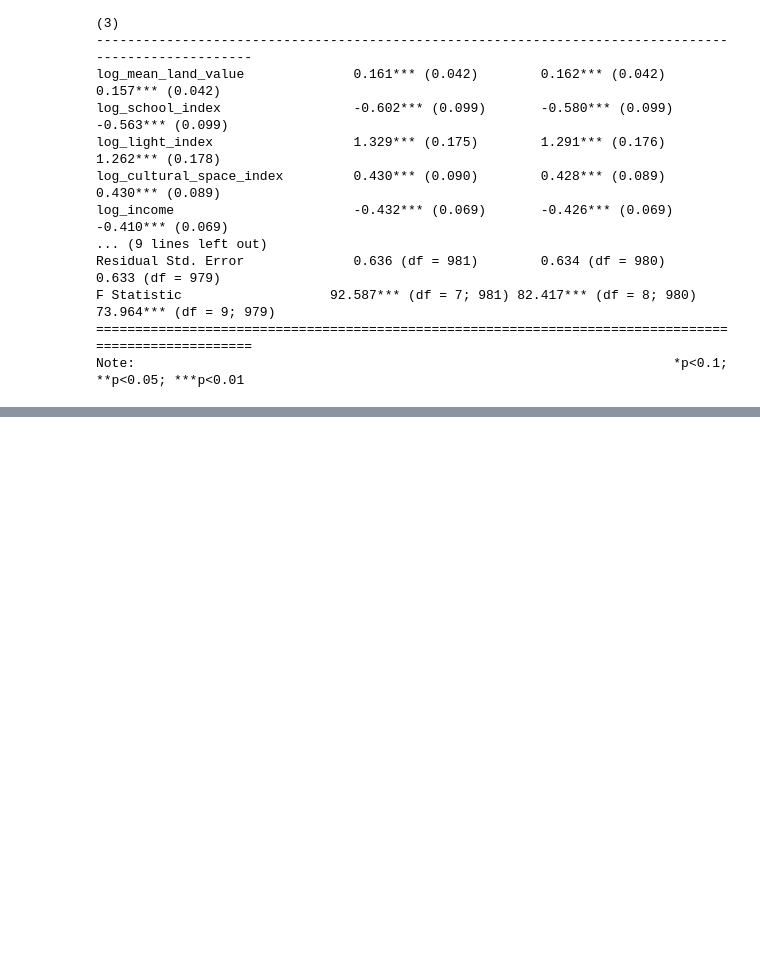
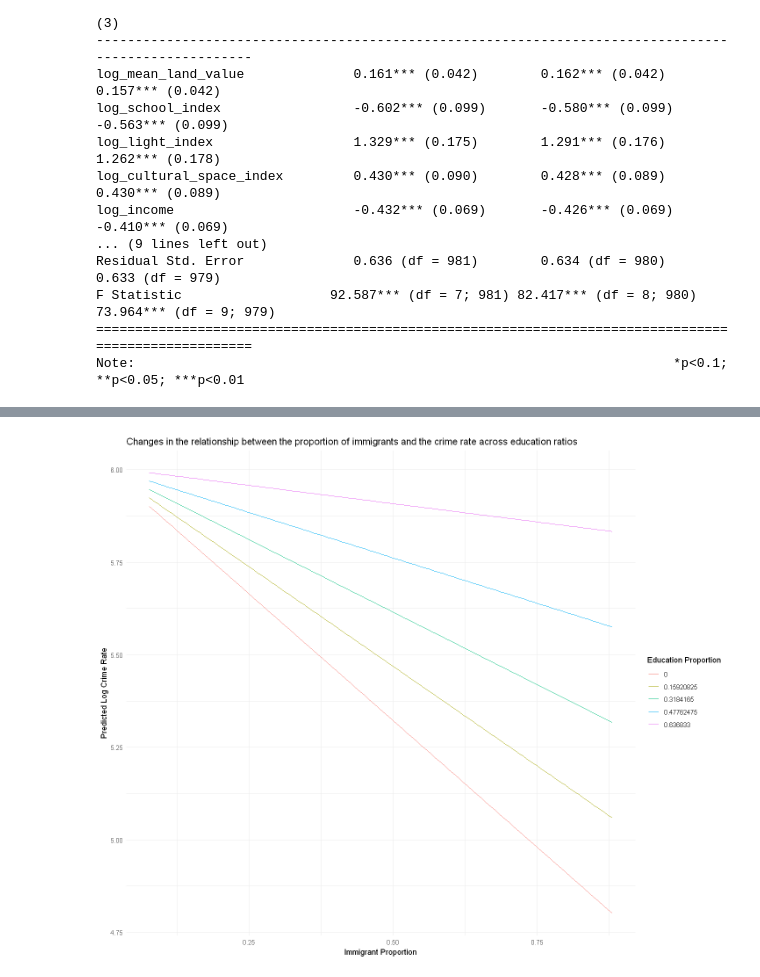
Before and after one commit to Irene-Berezin/econ326, a Jupyter notebook: project_regression.ipynb, the cells around one changed output, grey strips where cells are left out. Drawn from its saved outputs; the diff is of its cells as text; code cells hidden in the pictures; blank space fills up the shorter version.

```diff
--- a/project_regression.ipynb
+++ b/project_regression.ipynb
@@ -1588,0 +1699,27 @@ Note:                                                                     *p<0.1
+# %%
+education_levels <- seq(min(census_index_crime_log_st$education_prop),
+                        max(census_index_crime_log_st$education_prop), length.out = 5)
+immigrant_levels <- seq(min(census_index_crime_log_st$immigrant_prop),
+                        max(census_index_crime_log_st$immigrant_prop), length.out = 100)
+plot_data <- expand.grid(education_prop = education_levels,
+                         immigrant_prop = immigrant_levels)
+
+plot_data$pred_log_crime_rate <- 4.35911 +
+  0.15751 * mean(census_index_crime_log_st$log_mean_land_value) +
+  (-0.56388) * mean(census_index_crime_log_st$log_school_index) +
+  1.27117 * mean(census_index_crime_log_st$log_light_index) +
+  0.42509 * mean(census_index_crime_log_st$log_cultural_space_index) +
+  (-0.41789) * mean(census_index_crime_log_st$log_income) +
+  (-1.37070) * plot_data$immigrant_prop +
+  0.96127 * mean(census_index_crime_log_st$insite_dummy) +
+  1.84146 * plot_data$immigrant_prop * plot_data$education_prop
+
+ggplot(plot_data, aes(x = immigrant_prop, y = pred_log_crime_rate, color = as.factor(education_prop))) +
+  geom_line() +
+  labs(title = "Changes in the relationship between the proportion of immigrants and the crime rate across education ratios",
+       x = "Immigrant Proportion",
+       y = "Predicted Log Crime Rate",
+       color = "Education Proportion") +
+  theme_minimal()
+# %% [output]
+[figure, added]
```
Also changed, not shown: parts of 22 cells of this notebook.
